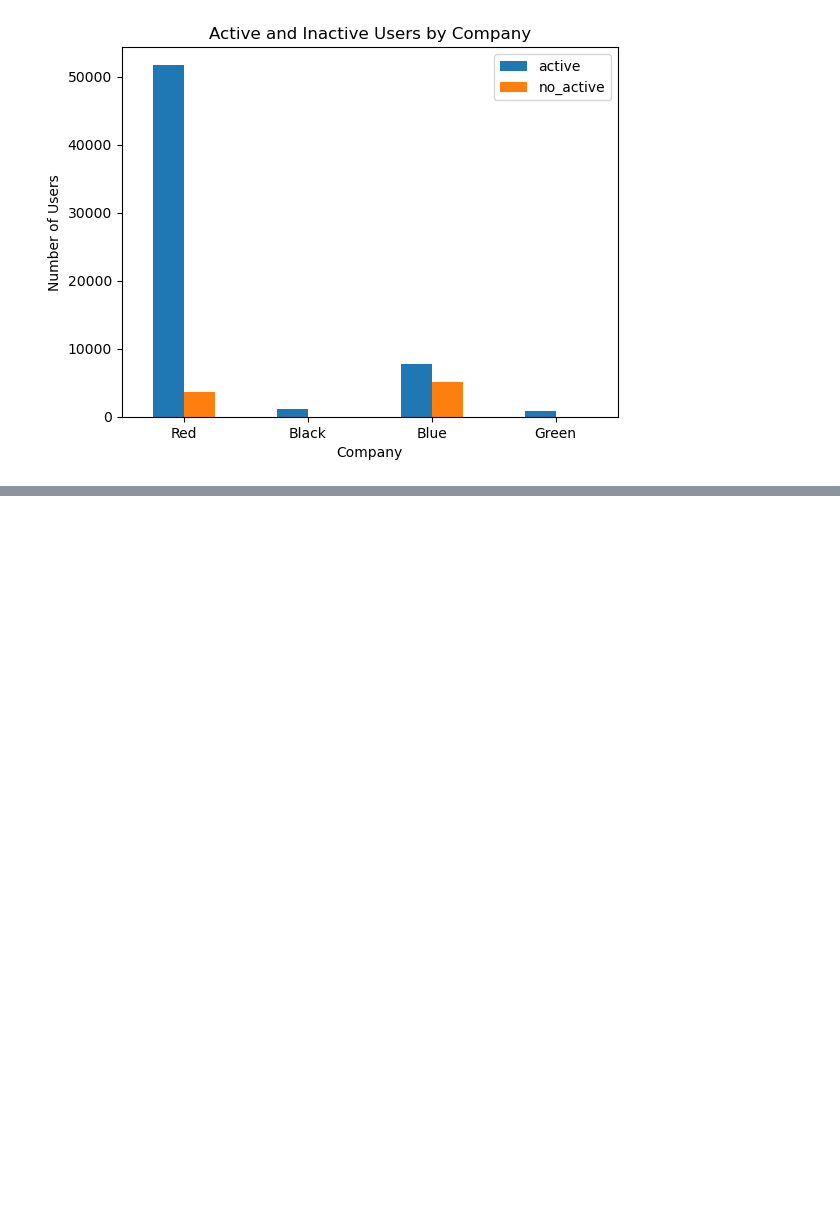
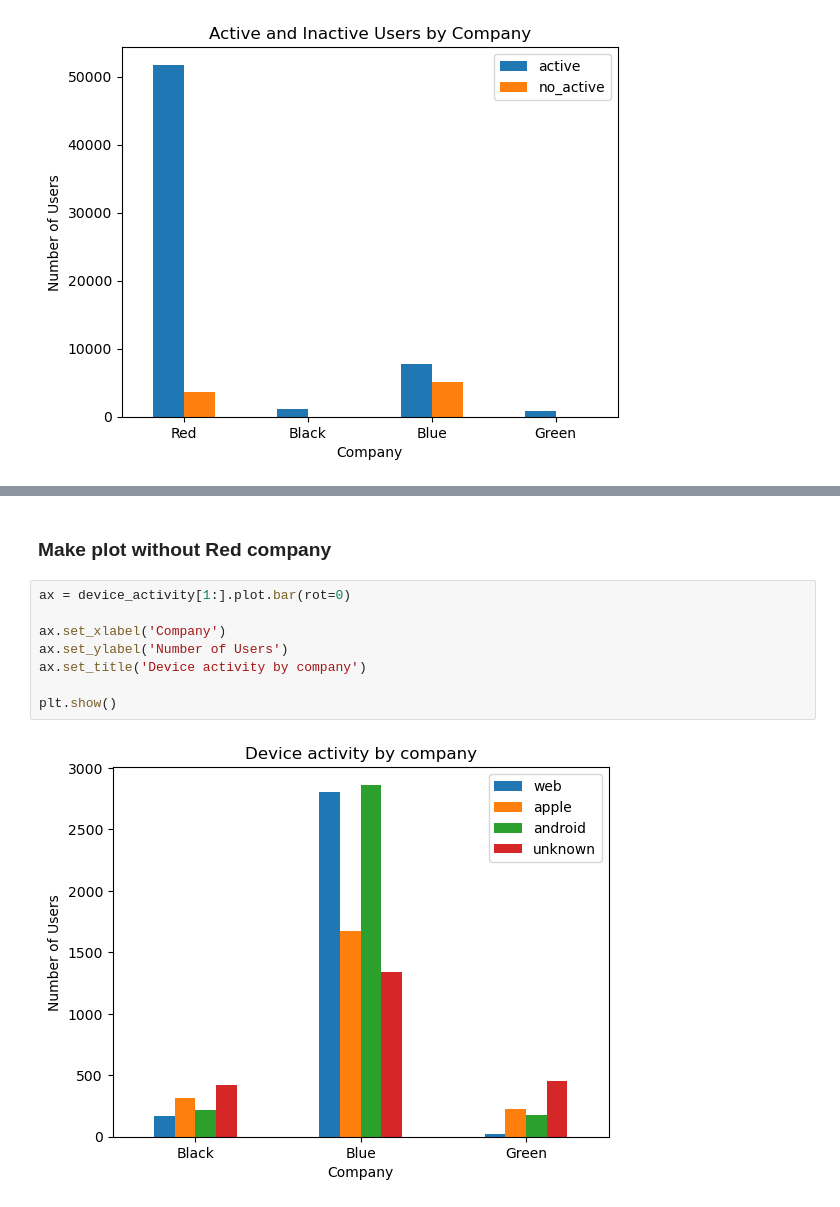
Before and after one commit to ForwardMoth/Analytic_test, a Jupyter notebook: Analytic_test_VK.ipynb, the cells around one changed output, grey strips where cells are left out. Drawn from its saved outputs; the diff is of its cells as text; blank space fills up the shorter version.

```diff
--- a/Analytic_test_VK.ipynb
+++ b/Analytic_test_VK.ipynb
@@ -310,0 +441,12 @@ plt.show()
+# %% [markdown]
+### Make plot without Red company
+# %%
+ax = device_activity[1:].plot.bar(rot=0)
+
+ax.set_xlabel('Company')
+ax.set_ylabel('Number of Users')
+ax.set_title('Device activity by company')
+
+plt.show()
+# %% [output]
+[figure, added]
```
Also changed, not shown: parts of 65 cells of this notebook.
